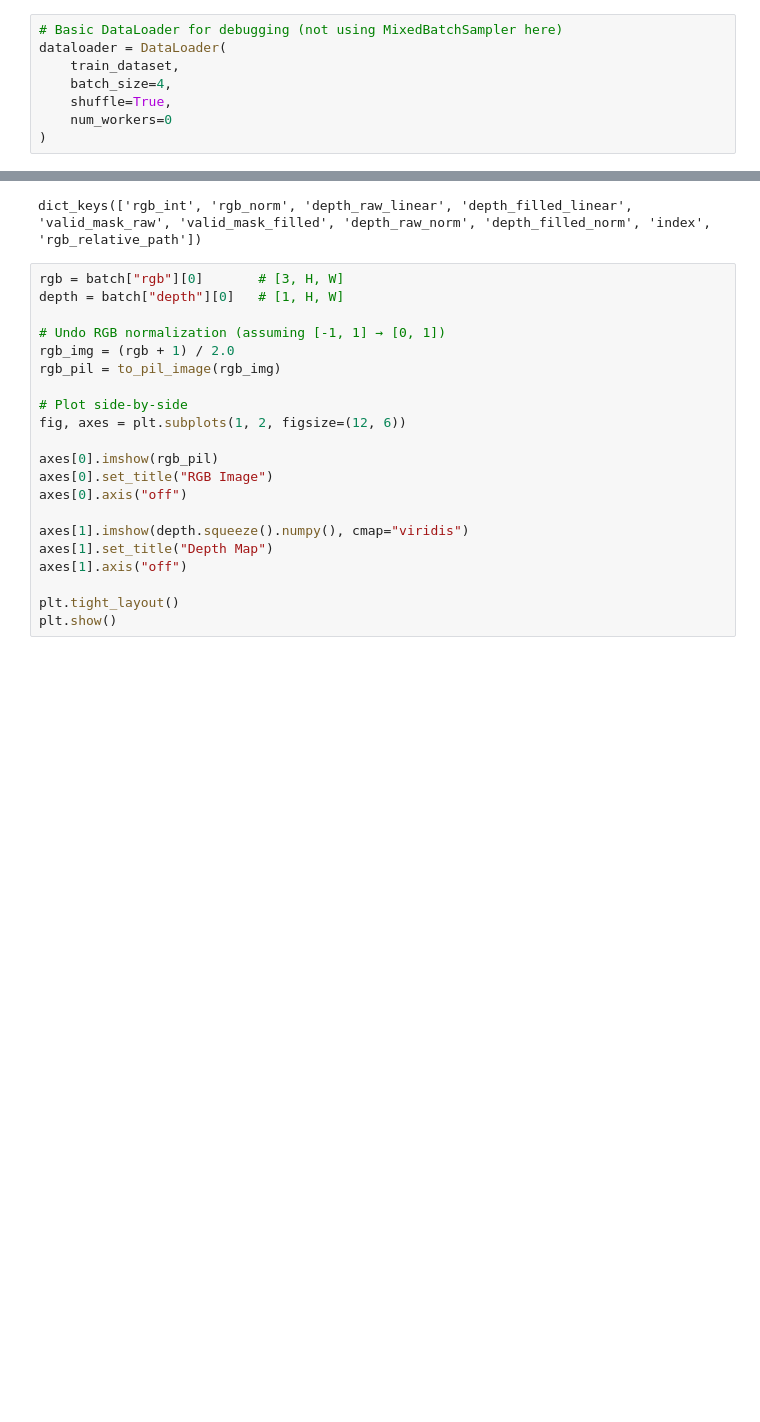
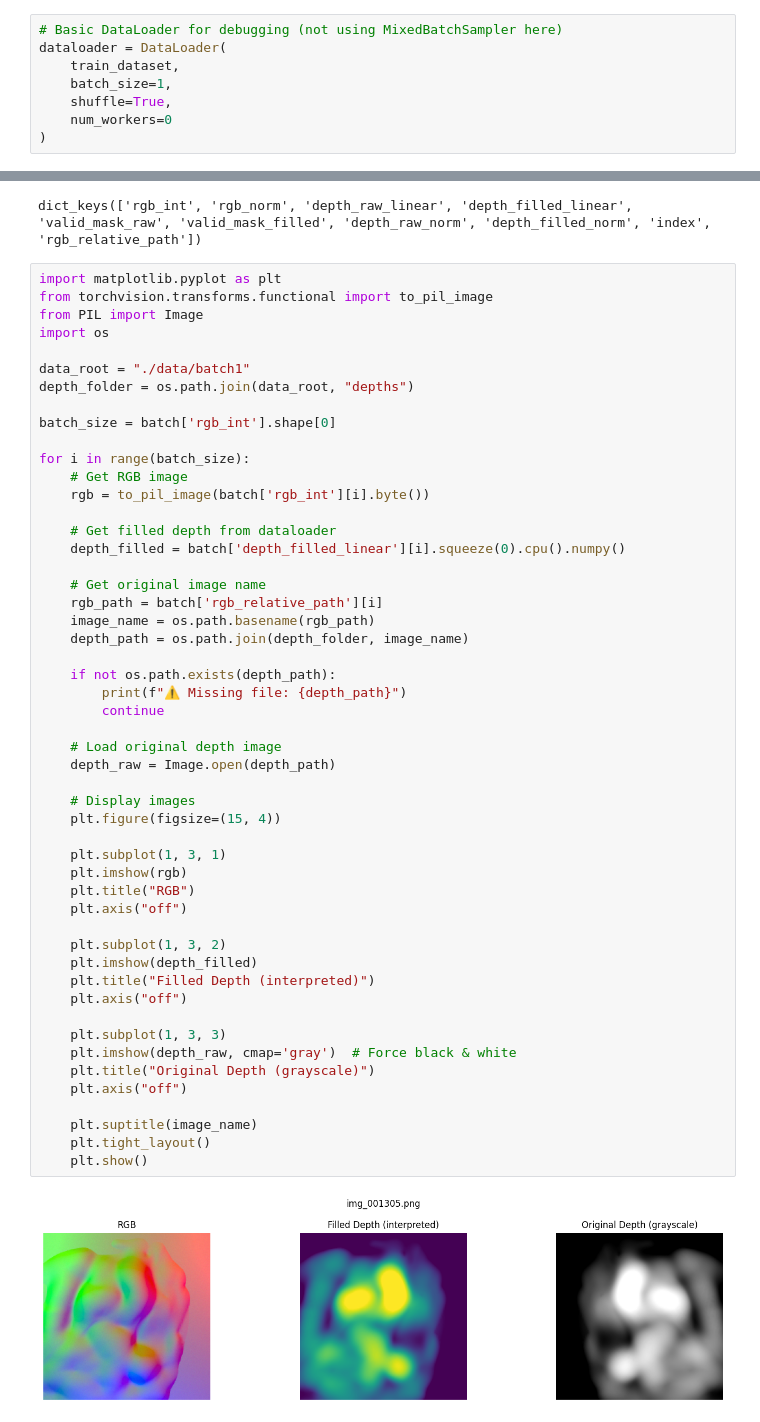
Before and after one commit to Boxcat21/Marigold2, a Jupyter notebook: script/depth/tumor.ipynb, the cells around one changed output, grey strips where cells are left out. Saved outputs shown, nothing was run; the diff lists cells and outputs as text; blank space fills up the shorter version.

```diff
--- a/script/depth/tumor.ipynb
+++ b/script/depth/tumor.ipynb
@@ -116,7 +114,7 @@ Number of validation samples: 420
 # Basic DataLoader for debugging (not using MixedBatchSampler here)
 dataloader = DataLoader(
     train_dataset,
-    batch_size=4,
+    batch_size=1,
     shuffle=True,
     num_workers=0
 )
@@ -148,23 +146,55 @@ print(batch.keys())
 # %% [output]
 dict_keys(['rgb_int', 'rgb_norm', 'depth_raw_linear', 'depth_filled_linear', 'valid_mask_raw', 'valid_mask_filled', 'depth_raw_norm', 'depth_filled_norm', 'index', 'rgb_relative_path'])
 # %%
-rgb = batch["rgb"][0]       # [3, H, W]
-depth = batch["depth"][0]   # [1, H, W]
+import matplotlib.pyplot as plt
+from torchvision.transforms.functional import to_pil_image
+from PIL import Image
+import os
 
-# Undo RGB normalization (assuming [-1, 1] → [0, 1])
-rgb_img = (rgb + 1) / 2.0
-rgb_pil = to_pil_image(rgb_img)
+data_root = "./data/batch1"
+depth_folder = os.path.join(data_root, "depths")
 
-# Plot side-by-side
-fig, axes = plt.subplots(1, 2, figsize=(12, 6))
+batch_size = batch['rgb_int'].shape[0]
 
-axes[0].imshow(rgb_pil)
-axes[0].set_title("RGB Image")
-axes[0].axis("off")
+for i in range(batch_size):
+    # Get RGB image
+    rgb = to_pil_image(batch['rgb_int'][i].byte())
 
-axes[1].imshow(depth.squeeze().numpy(), cmap="viridis")
-axes[1].set_title("Depth Map")
-axes[1].axis("off")
+    # Get filled depth from dataloader
+    depth_filled = batch['depth_filled_linear'][i].squeeze(0).cpu().numpy()
 
-plt.tight_layout()
-plt.show()
+    # Get original image name
+    rgb_path = batch['rgb_relative_path'][i]
+    image_name = os.path.basename(rgb_path)
+    depth_path = os.path.join(depth_folder, image_name)
+
+    if not os.path.exists(depth_path):
+        print(f"⚠️ Missing file: {depth_path}")
+        continue
+
+    # Load original depth image
+    depth_raw = Image.open(depth_path)
+
+    # Display images
+    plt.figure(figsize=(15, 4))
+
+    plt.subplot(1, 3, 1)
+    plt.imshow(rgb)
+    plt.title("RGB")
+    plt.axis("off")
+
+    plt.subplot(1, 3, 2)
+    plt.imshow(depth_filled)
+    plt.title("Filled Depth (interpreted)")
+    plt.axis("off")
+
+    plt.subplot(1, 3, 3)
+    plt.imshow(depth_raw, cmap='gray')  # Force black & white
+    plt.title("Original Depth (grayscale)")
+    plt.axis("off")
+
+    plt.suptitle(image_name)
+    plt.tight_layout()
+    plt.show()
+# %% [output]
+[figure, added]
```
Also changed, not shown: parts of 2 cells of this notebook, 2 other files.
